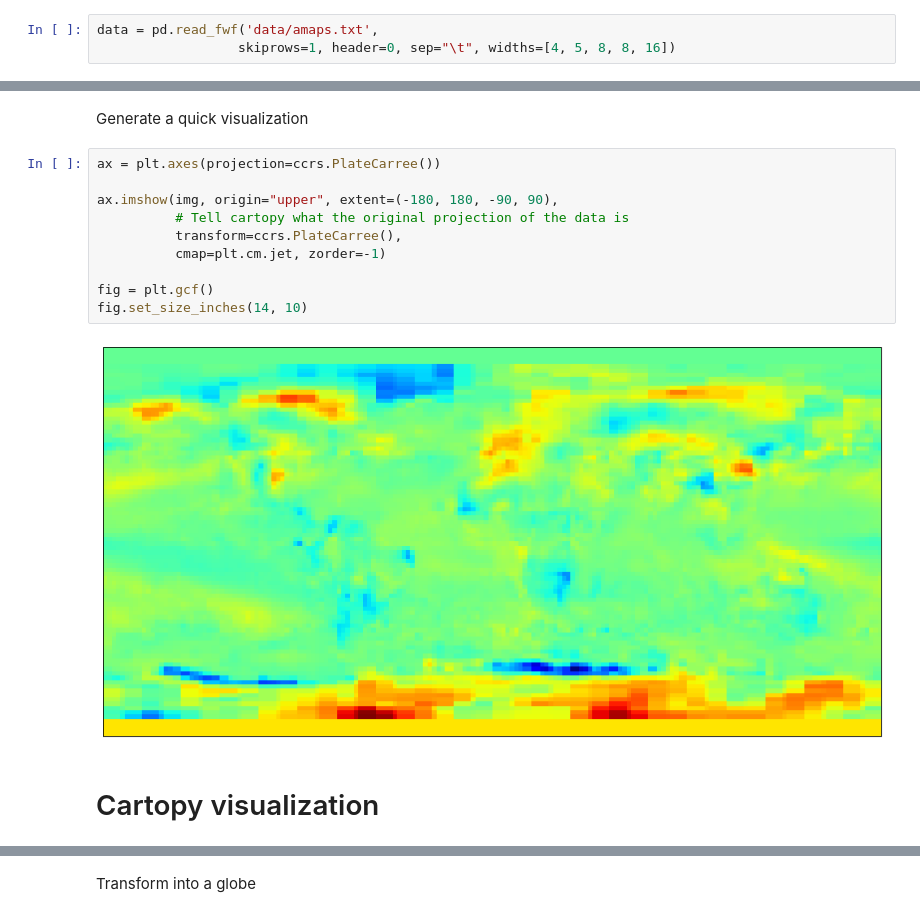
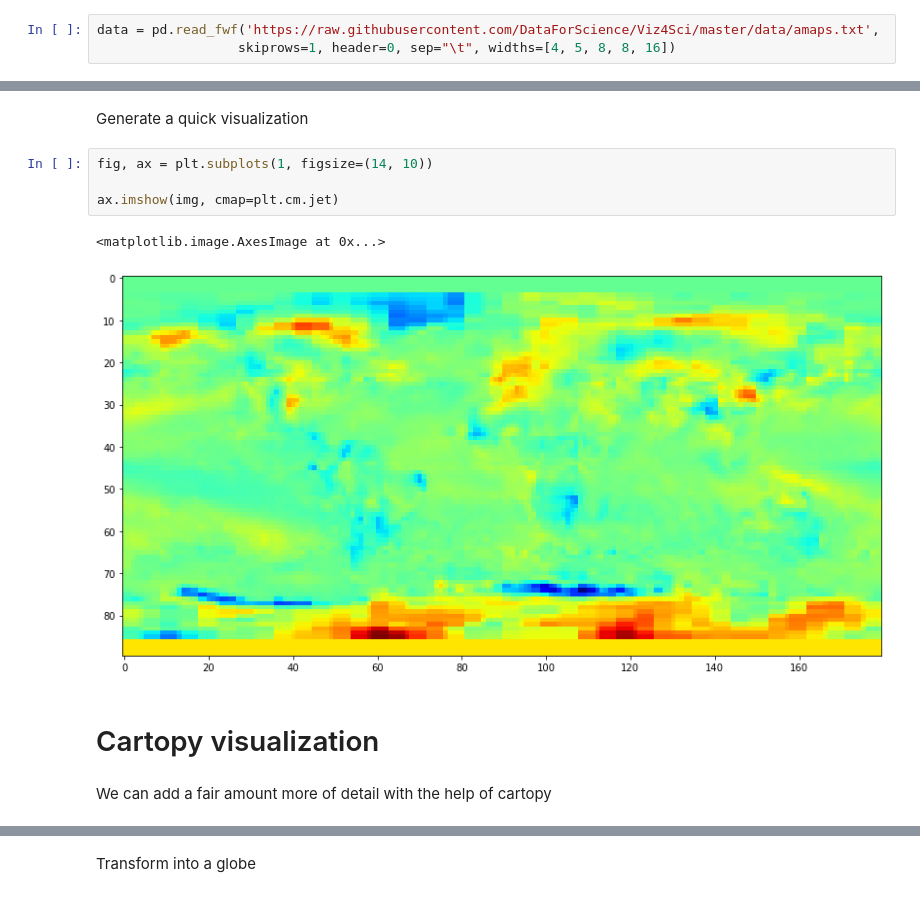
Before and after one commit to DataForScience/Viz4Sci, a Jupyter notebook: Rotating Global Heatmap.ipynb, the cells around one changed output, grey strips where cells are left out. Saved outputs shown, nothing was run; the diff lists cells and outputs as text.

Commit message:
Rotaing Global Heatmap

```diff
--- a/Rotating Global Heatmap.ipynb
+++ b/Rotating Global Heatmap.ipynb
@@ -53,7 +53,7 @@ Load default figure style
 # %% [markdown]
 # Load the raw data
 # %%
-data = pd.read_fwf('data/amaps.txt',
+data = pd.read_fwf('https://raw.githubusercontent.com/DataForScience/Viz4Sci/master/data/amaps.txt',
                   skiprows=1, header=0, sep="\t", widths=[4, 5, 8, 8, 16])
 # %%
 data.describe()
@@ -73,20 +73,17 @@ Reshape the data back into array form
 img = data[data.columns[-1]].values.reshape(90, 180)[::-1,:]
 # %% [markdown]
 Generate a quick visualization
-# %%
-ax = plt.axes(projection=ccrs.PlateCarree())
-
-ax.imshow(img, origin="upper", extent=(-180, 180, -90, 90),
-          # Tell cartopy what the original projection of the data is
-          transform=ccrs.PlateCarree(),
-          cmap=plt.cm.jet, zorder=-1)
-
-fig = plt.gcf()
-fig.set_size_inches(14, 10)
-# %% [output]
-[figure, removed]
+# %%
+fig, ax = plt.subplots(1, figsize=(14, 10))
+
+ax.imshow(img, cmap=plt.cm.jet)
+# %% [output]
+<matplotlib.image.AxesImage at 0x...>
+[figure, added]
 # %% [markdown]
 # Cartopy visualization
+# %% [markdown]
+We can add a fair amount more of detail with the help of cartopy
 # %%
 ax = plt.axes(projection=ccrs.PlateCarree())
 fig = plt.gcf()
```
Also changed, not shown: parts of 5 cells of this notebook.
